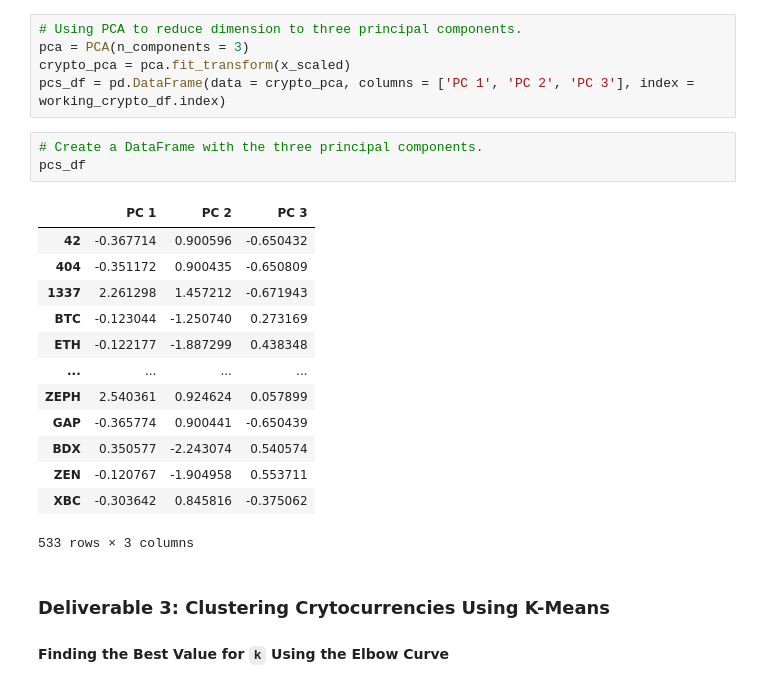
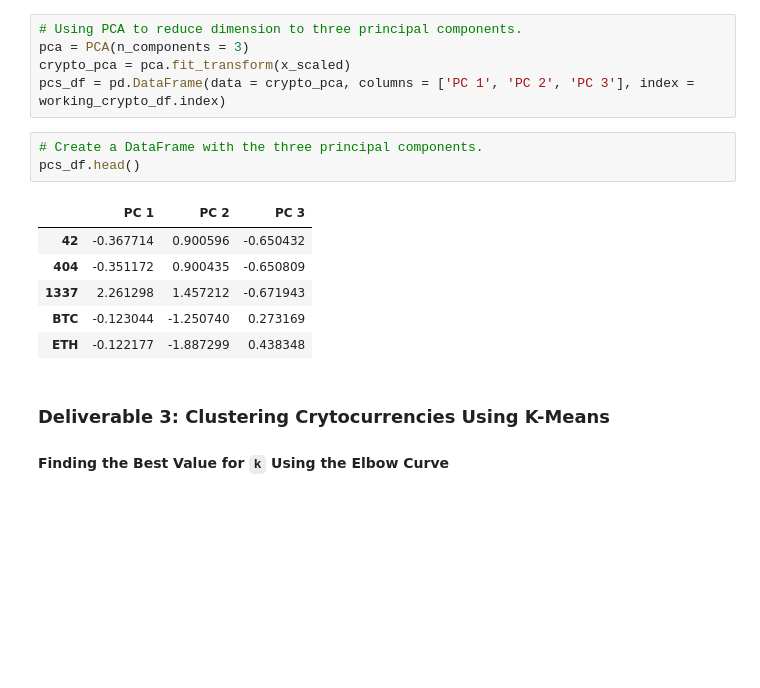
Before and after one commit to thomasstvr/Cryptocurrencies, a Jupyter notebook: crypto_clustering.ipynb, the cells around one changed output. Saved outputs shown, nothing was run; the diff lists cells and outputs as text; blank space fills up the shorter version.

```diff
--- a/crypto_clustering.ipynb
+++ b/crypto_clustering.ipynb
@@ -193,21 +172,14 @@ crypto_pca = pca.fit_transform(x_scaled)
 pcs_df = pd.DataFrame(data = crypto_pca, columns = ['PC 1', 'PC 2', 'PC 3'], index = working_crypto_df.index)
 # %%
 # Create a DataFrame with the three principal components.
-pcs_df
+pcs_df.head()
 # %% [output]
 |  | PC 1 | PC 2 | PC 3 |
 | 42 | -0.367714 | 0.900596 | -0.650432 |
 | 404 | -0.351172 | 0.900435 | -0.650809 |
 | 1337 | 2.261298 | 1.457212 | -0.671943 |
 | BTC | -0.123044 | -1.250740 | 0.273169 |
 | ETH | -0.122177 | -1.887299 | 0.438348 |
-| ... | ... | ... | ... |
-| ZEPH | 2.540361 | 0.924624 | 0.057899 |
-| GAP | -0.365774 | 0.900441 | -0.650439 |
-| BDX | 0.350577 | -2.243074 | 0.540574 |
-| ZEN | -0.120767 | -1.904958 | 0.553711 |
-| XBC | -0.303642 | 0.845816 | -0.375062 |
-533 rows × 3 columns
 # %% [markdown]
 ### Deliverable 3: Clustering Crytocurrencies Using K-Means
 
```
Also changed, not shown: parts of 5 cells of this notebook, 1 other file.
